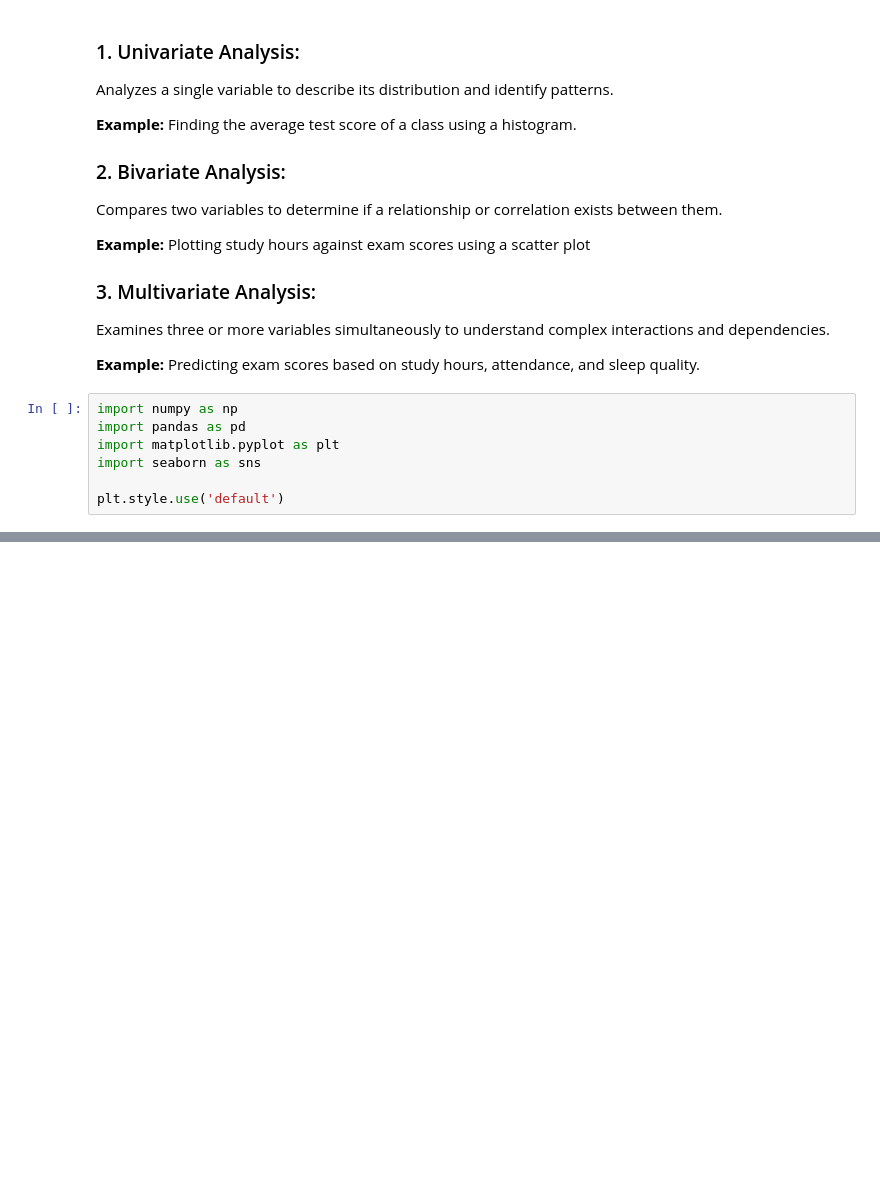
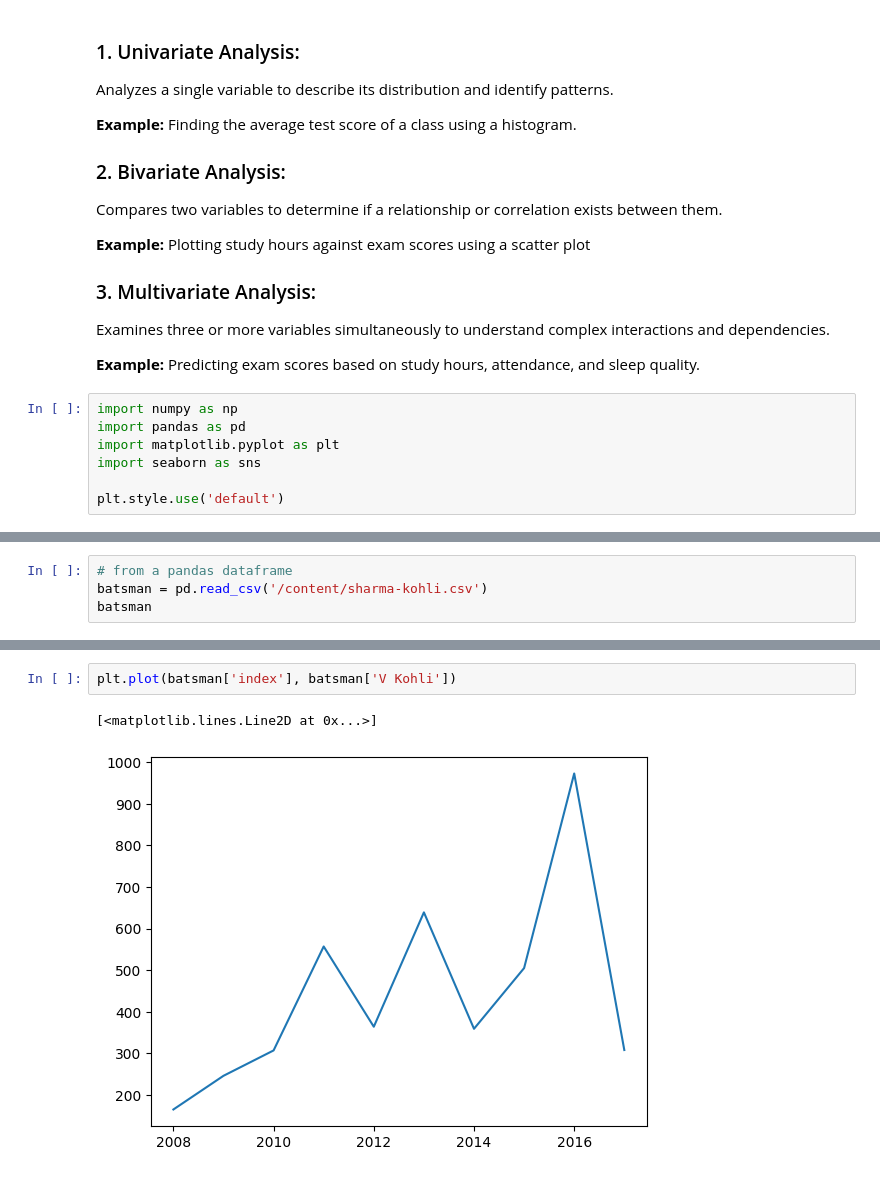
Before and after one commit to Muhammad-Waleed-Source/Matplotlib, a Jupyter notebook: Matplotlib_1.ipynb, the cells around one changed output, grey strips where cells are left out. Cells and saved outputs as stored; diff of their text form; blank space fills up the shorter version.

```diff
--- a/Matplotlib_1.ipynb
+++ b/Matplotlib_1.ipynb
@@ -40,0 +52,4 @@ plt.style.use('default')
+# %%
+# from a pandas dataframe
+batsman = pd.read_csv('/content/sharma-kohli.csv')
+batsman
@@ -40,0 +68,5 @@ plt.style.use('default')
+# %%
+plt.plot(batsman['index'], batsman['V Kohli'])
+# %% [output]
+[<matplotlib.lines.Line2D at 0x...>]
+[figure, added]
```
Also changed, not shown: parts of 5 cells of this notebook.
